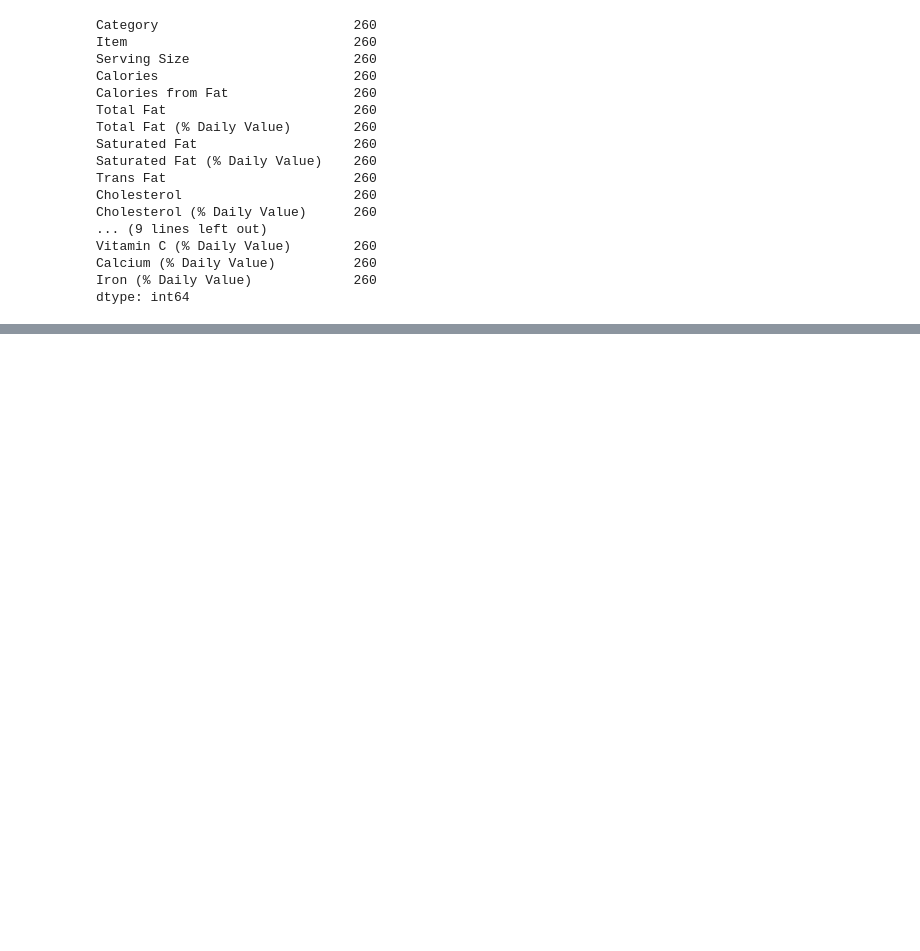
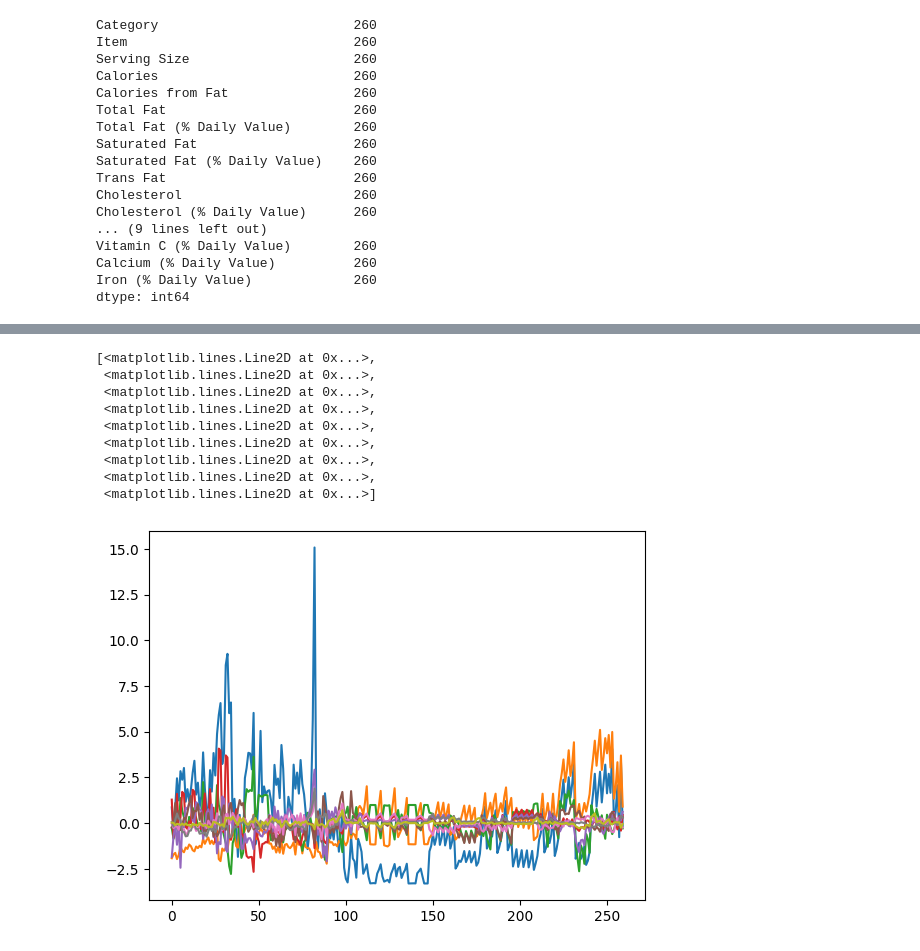
Before and after one commit to antnuen/mcd_recommendations, a Jupyter notebook: mcd_analysis.ipynb, the cells around one changed output, grey strips where cells are left out. Saved outputs shown, nothing was run; the diff lists cells and outputs as text; code cells hidden in the pictures; blank space fills up the shorter version.

```diff
--- a/mcd_analysis.ipynb
+++ b/mcd_analysis.ipynb
@@ -106,0 +179,13 @@ TypeError: unsupported operand type(s) for -: 'str' and 'str'
+# %%
+plt.plot(model)
+# %% [output]
+[<matplotlib.lines.Line2D at 0x...>,
+ <matplotlib.lines.Line2D at 0x...>,
+ <matplotlib.lines.Line2D at 0x...>,
+ <matplotlib.lines.Line2D at 0x...>,
+ <matplotlib.lines.Line2D at 0x...>,
+ <matplotlib.lines.Line2D at 0x...>,
+ <matplotlib.lines.Line2D at 0x...>,
+ <matplotlib.lines.Line2D at 0x...>,
+ <matplotlib.lines.Line2D at 0x...>]
+[figure, added]
```
Also changed, not shown: parts of 18 cells of this notebook.
